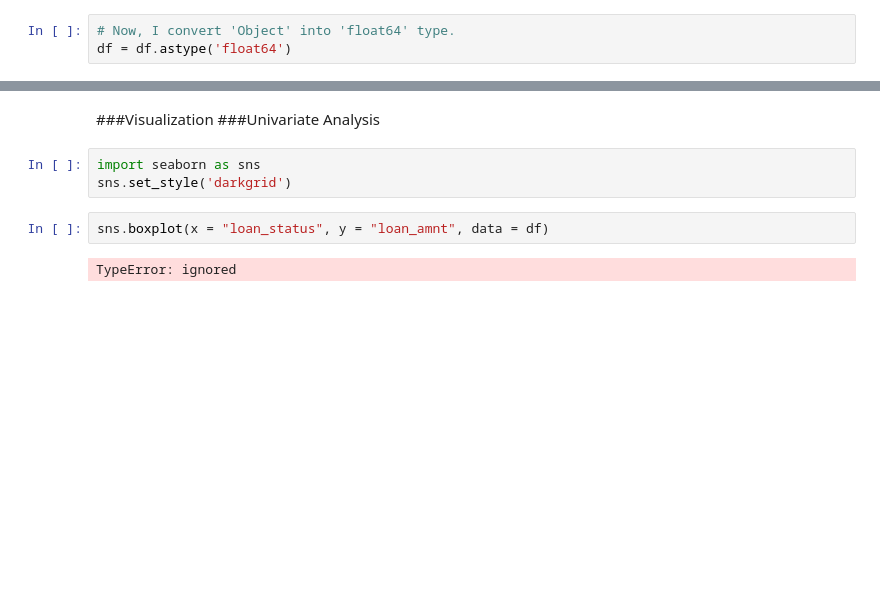
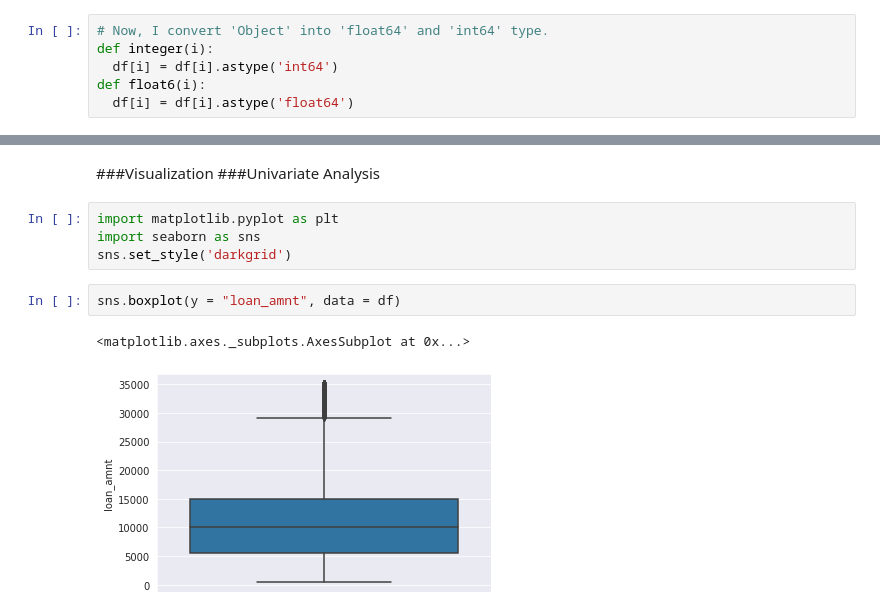
Before and after one commit to Shariq-ah/Loan-Approval, a Jupyter notebook: project.ipynb, the cells around one changed output, grey strips where cells are left out. Drawn from its saved outputs; the diff is of its cells as text; blank space fills up the shorter version.

```diff
--- a/project.ipynb
+++ b/project.ipynb
@@ -172,5 +192,8 @@ pub_rec_bankruptcies          object
 tax_liens                     object
 dtype: object
 # %%
-# Now, I convert 'Object' into 'float64' type.
-df = df.astype('float64')
+# Now, I convert 'Object' into 'float64' and 'int64' type.
+def integer(i):
+  df[i] = df[i].astype('int64')
+def float6(i):
+  df[i] = df[i].astype('float64')
@@ -180,9 +252,11 @@ ValueError: ignored
 ###Visualization
 ###Univariate Analysis
 # %%
+import matplotlib.pyplot as plt
 import seaborn as sns
 sns.set_style('darkgrid')
 # %%
-sns.boxplot(x = "loan_status", y = "loan_amnt", data = df)
+sns.boxplot(y = "loan_amnt", data = df)
 # %% [output]
-TypeError: ignored
+<matplotlib.axes._subplots.AxesSubplot at 0x...>
+[figure, added]
```
Also changed, not shown: parts of 78 cells of this notebook.
